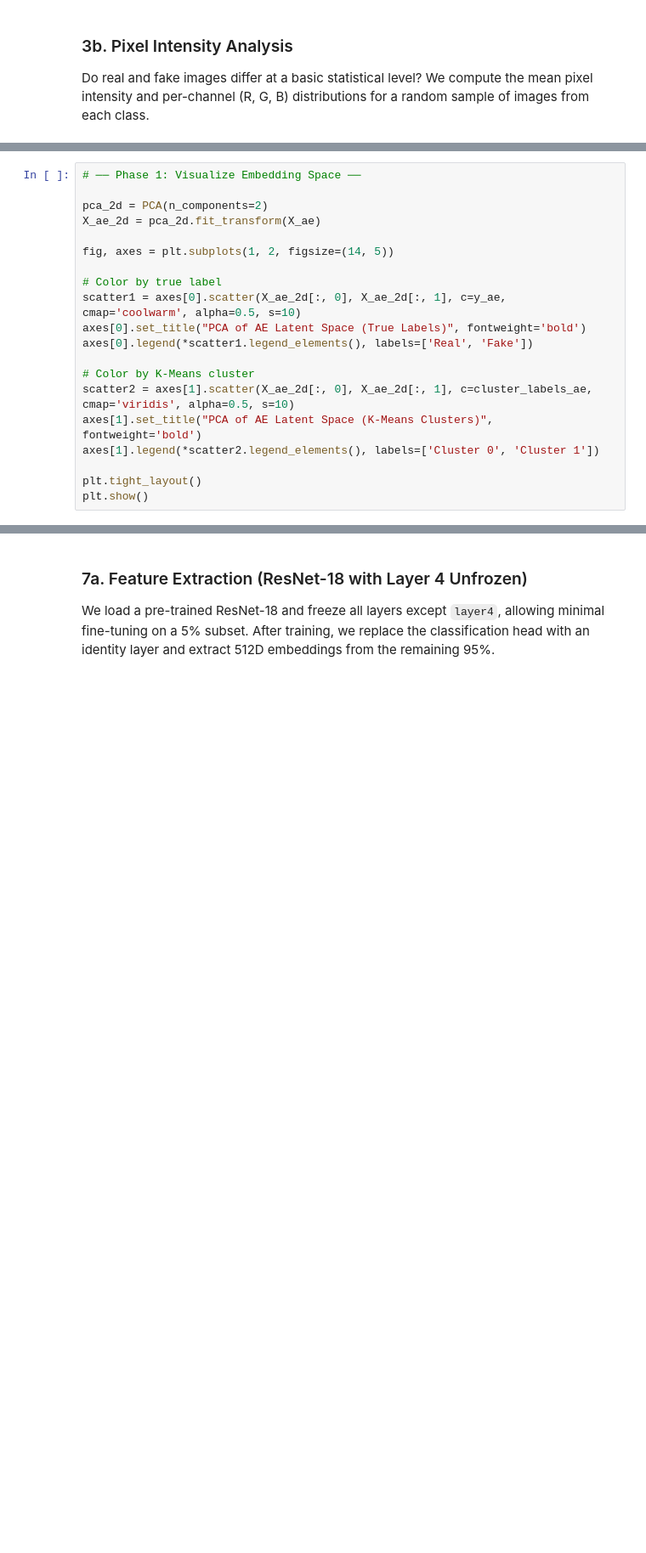
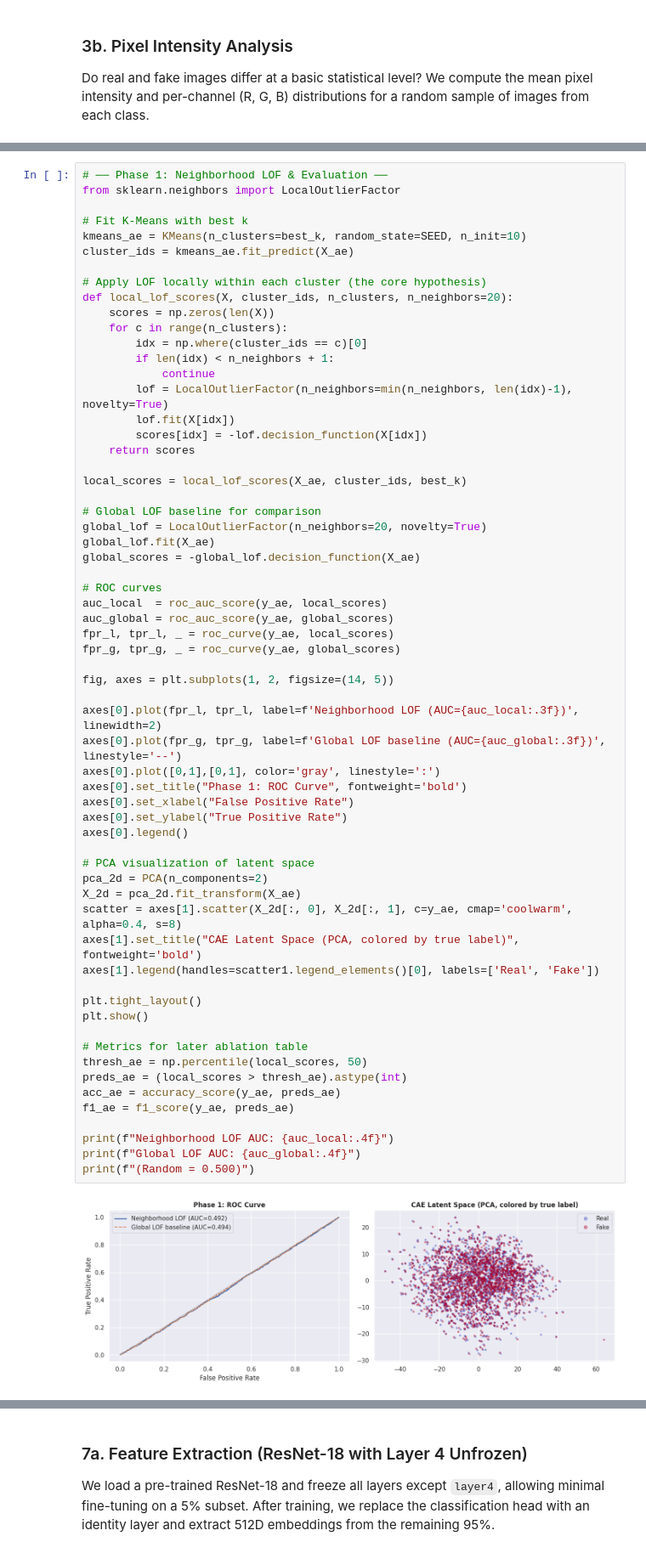
Before and after one commit to GMar25/DATA-MINING-ANALYSIS-Course-Project-Identifying-Deepfakes, a Jupyter notebook: main_notebook.ipynb, the cells around one changed output, grey strips where cells are left out. Shown at 85% size. Cells and saved outputs as stored; diff of their text form; blank space fills up the shorter version.

```diff
--- a/main_notebook.ipynb
+++ b/main_notebook.ipynb
@@ -518,20 +572,0 @@ print(cm_ae)
-# %%
-# ── Phase 1: Visualize Embedding Space ──
-
-pca_2d = PCA(n_components=2)
-X_ae_2d = pca_2d.fit_transform(X_ae)
-
-fig, axes = plt.subplots(1, 2, figsize=(14, 5))
-
-# Color by true label
-scatter1 = axes[0].scatter(X_ae_2d[:, 0], X_ae_2d[:, 1], c=y_ae, cmap='coolwarm', alpha=0.5, s=10)
-axes[0].set_title("PCA of AE Latent Space (True Labels)", fontweight='bold')
-axes[0].legend(*scatter1.legend_elements(), labels=['Real', 'Fake'])
-
-# Color by K-Means cluster
-scatter2 = axes[1].scatter(X_ae_2d[:, 0], X_ae_2d[:, 1], c=cluster_labels_ae, cmap='viridis', alpha=0.5, s=10)
-axes[1].set_title("PCA of AE Latent Space (K-Means Clusters)", fontweight='bold')
-axes[1].legend(*scatter2.legend_elements(), labels=['Cluster 0', 'Cluster 1'])
-
-plt.tight_layout()
-plt.show()
@@ -593,0 +612,64 @@ print(f"Extracted {X_resnet.shape[0]} embeddings of dimension {X_resnet.shape[1]
+# %%
+# ── Phase 1: Neighborhood LOF & Evaluation ──
+from sklearn.neighbors import LocalOutlierFactor
+
+# Fit K-Means with best k
+kmeans_ae = KMeans(n_clusters=best_k, random_state=SEED, n_init=10)
+cluster_ids = kmeans_ae.fit_predict(X_ae)
+
+# Apply LOF locally within each cluster (the core hypothesis)
+def local_lof_scores(X, cluster_ids, n_clusters, n_neighbors=20):
+    scores = np.zeros(len(X))
+    for c in range(n_clusters):
+        idx = np.where(cluster_ids == c)[0]
+        if len(idx) < n_neighbors + 1:
+            continue
+        lof = LocalOutlierFactor(n_neighbors=min(n_neighbors, len(idx)-1), novelty=True)
+        lof.fit(X[idx])
+        scores[idx] = -lof.decision_function(X[idx])
+    return scores
+
+local_scores = local_lof_scores(X_ae, cluster_ids, best_k)
+
+# Global LOF baseline for comparison
+global_lof = LocalOutlierFactor(n_neighbors=20, novelty=True)
+global_lof.fit(X_ae)
+global_scores = -global_lof.decision_function(X_ae)
+
+# ROC curves
+auc_local  = roc_auc_score(y_ae, local_scores)
+auc_global = roc_auc_score(y_ae, global_scores)
+fpr_l, tpr_l, _ = roc_curve(y_ae, local_scores)
+fpr_g, tpr_g, _ = roc_curve(y_ae, global_scores)
+
+fig, axes = plt.subplots(1, 2, figsize=(14, 5))
+
+axes[0].plot(fpr_l, tpr_l, label=f'Neighborhood LOF (AUC={auc_local:.3f})', linewidth=2)
+axes[0].plot(fpr_g, tpr_g, label=f'Global LOF baseline (AUC={auc_global:.3f})', linestyle='--')
+axes[0].plot([0,1],[0,1], color='gray', linestyle=':')
+axes[0].set_title("Phase 1: ROC Curve", fontweight='bold')
+axes[0].set_xlabel("False Positive Rate")
+axes[0].set_ylabel("True Positive Rate")
+axes[0].legend()
+
+# PCA visualization of latent space
+pca_2d = PCA(n_components=2)
+X_2d = pca_2d.fit_transform(X_ae)
+scatter = axes[1].scatter(X_2d[:, 0], X_2d[:, 1], c=y_ae, cmap='coolwarm', alpha=0.4, s=8)
+axes[1].set_title("CAE Latent Space (PCA, colored by true label)", fontweight='bold')
+axes[1].legend(handles=scatter1.legend_elements()[0], labels=['Real', 'Fake'])
+
+plt.tight_layout()
+plt.show()
+
+# Metrics for later ablation table
+thresh_ae = np.percentile(local_scores, 50)
+preds_ae = (local_scores > thresh_ae).astype(int)
+acc_ae = accuracy_score(y_ae, preds_ae)
+f1_ae = f1_score(y_ae, preds_ae)
+
+print(f"Neighborhood LOF AUC: {auc_local:.4f}")
+print(f"Global LOF AUC: {auc_global:.4f}")
+print(f"(Random = 0.500)")
+# %% [output]
+[figure, added]
```
Also changed, not shown: parts of 59 cells of this notebook, 2 other files.
